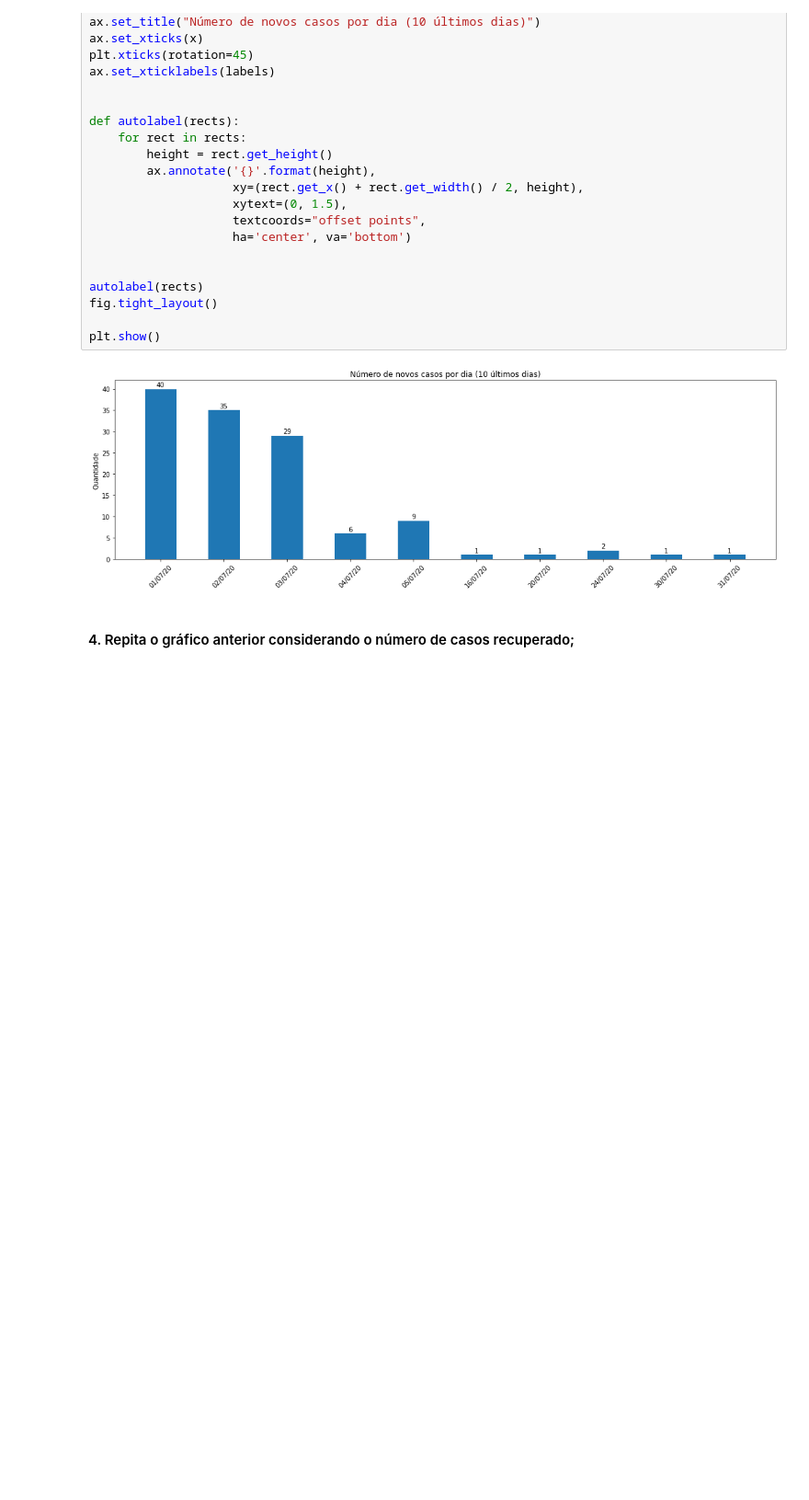
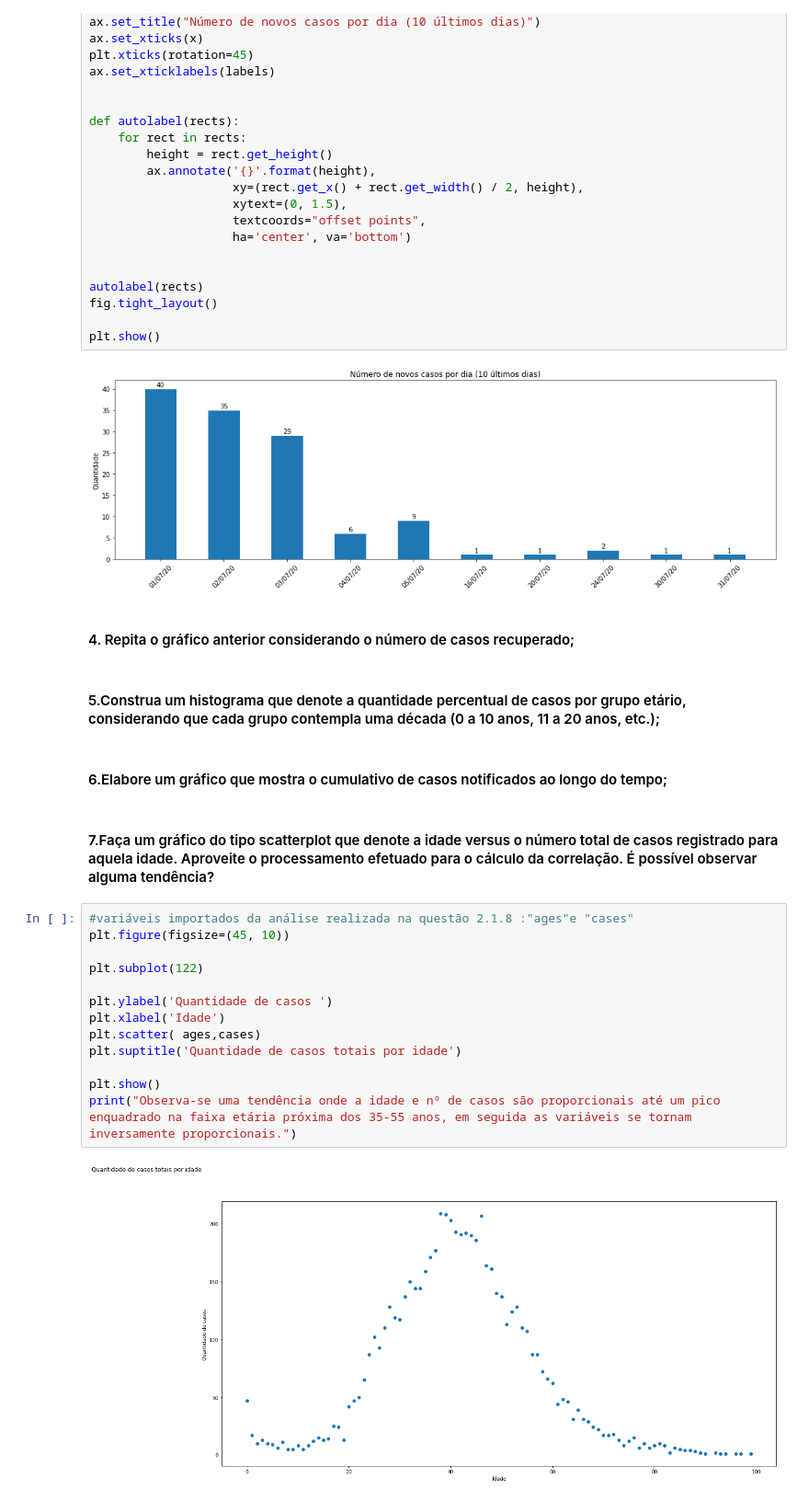
Before and after one commit to erikatilio/RNA-PP1, a Jupyter notebook: Visualização de Dados.ipynb, the cells around one changed output. Shown at 92% size. Cells and saved outputs as stored; diff of their text form; blank space fills up the shorter version.

Commit message:
questão 2.2.7

```diff
--- a/Visualização de Dados.ipynb
+++ b/Visualização de Dados.ipynb
@@ -76,3 +78,24 @@ plt.show()
 [figure]
 # %% [markdown]
 #### 4. Repita o gráfico anterior considerando o número de casos recuperado;
+# %% [markdown]
+#### 5.Construa um histograma que denote a quantidade percentual de casos por grupo etário, considerando que cada grupo contempla uma década (0 a 10 anos, 11 a 20 anos, etc.);
+# %% [markdown]
+#### 6.Elabore um gráfico que mostra o cumulativo de casos notificados ao longo do tempo;
+# %% [markdown]
+#### 7.Faça um gráfico do tipo scatterplot que denote a idade versus o número total de casos registrado para aquela idade. Aproveite o processamento efetuado para o cálculo da correlação. É possível observar alguma tendência?
+# %%
+#variáveis importados da análise realizada na questão 2.1.8 :"ages"e "cases"
+plt.figure(figsize=(45, 10))
+
+plt.subplot(122)
+
+plt.ylabel('Quantidade de casos ')
+plt.xlabel('Idade')
+plt.scatter( ages,cases)
+plt.suptitle('Quantidade de casos totais por idade')
+
+plt.show()
+print("Observa-se uma tendência onde a idade e nº de casos são proporcionais até um pico enquadrado na faixa etária próxima dos 35-55 anos, em seguida as variáveis se tornam inversamente proporcionais.")
+# %% [output]
+[figure, added]
```
Also changed, not shown: parts of 2 cells of this notebook, 1 other file.
